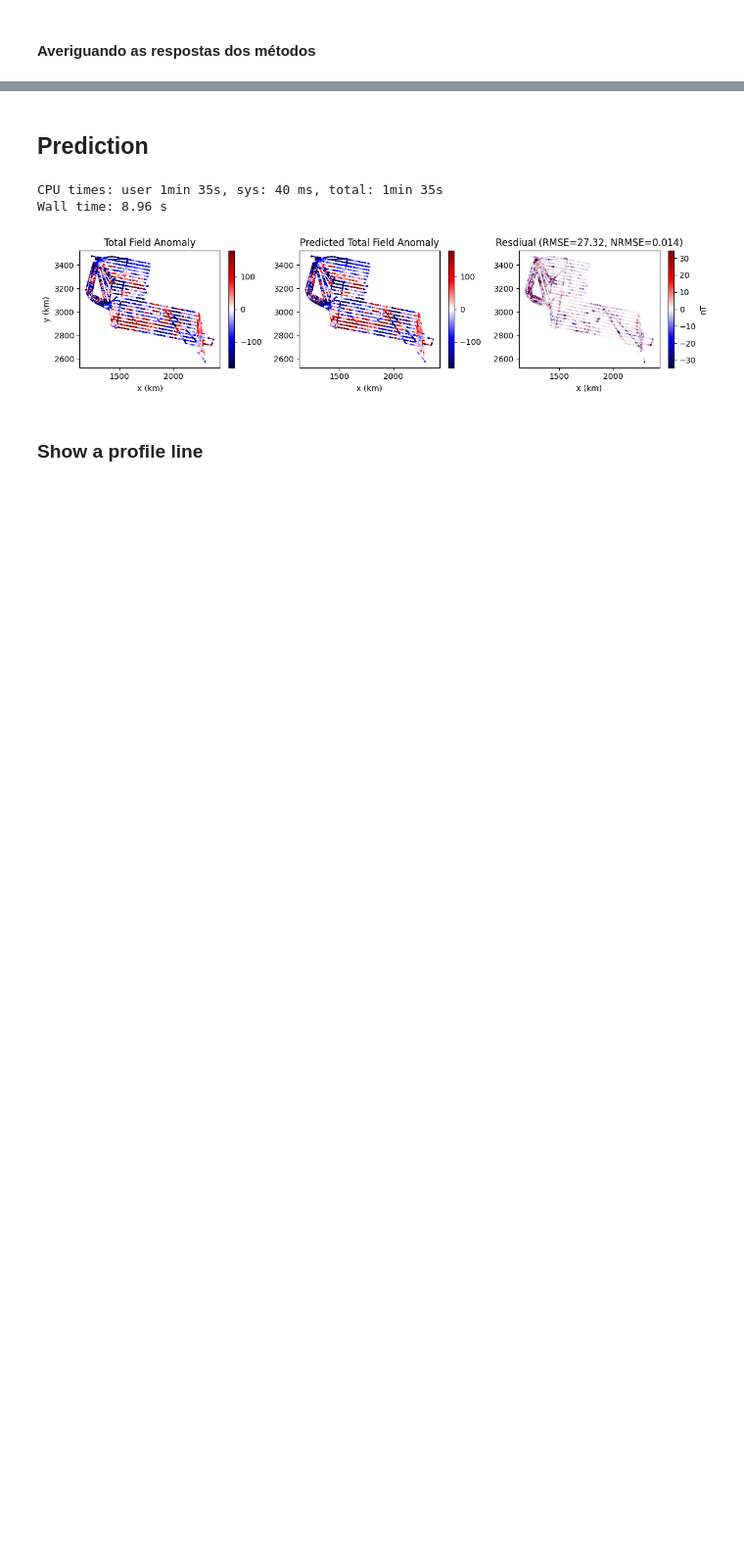
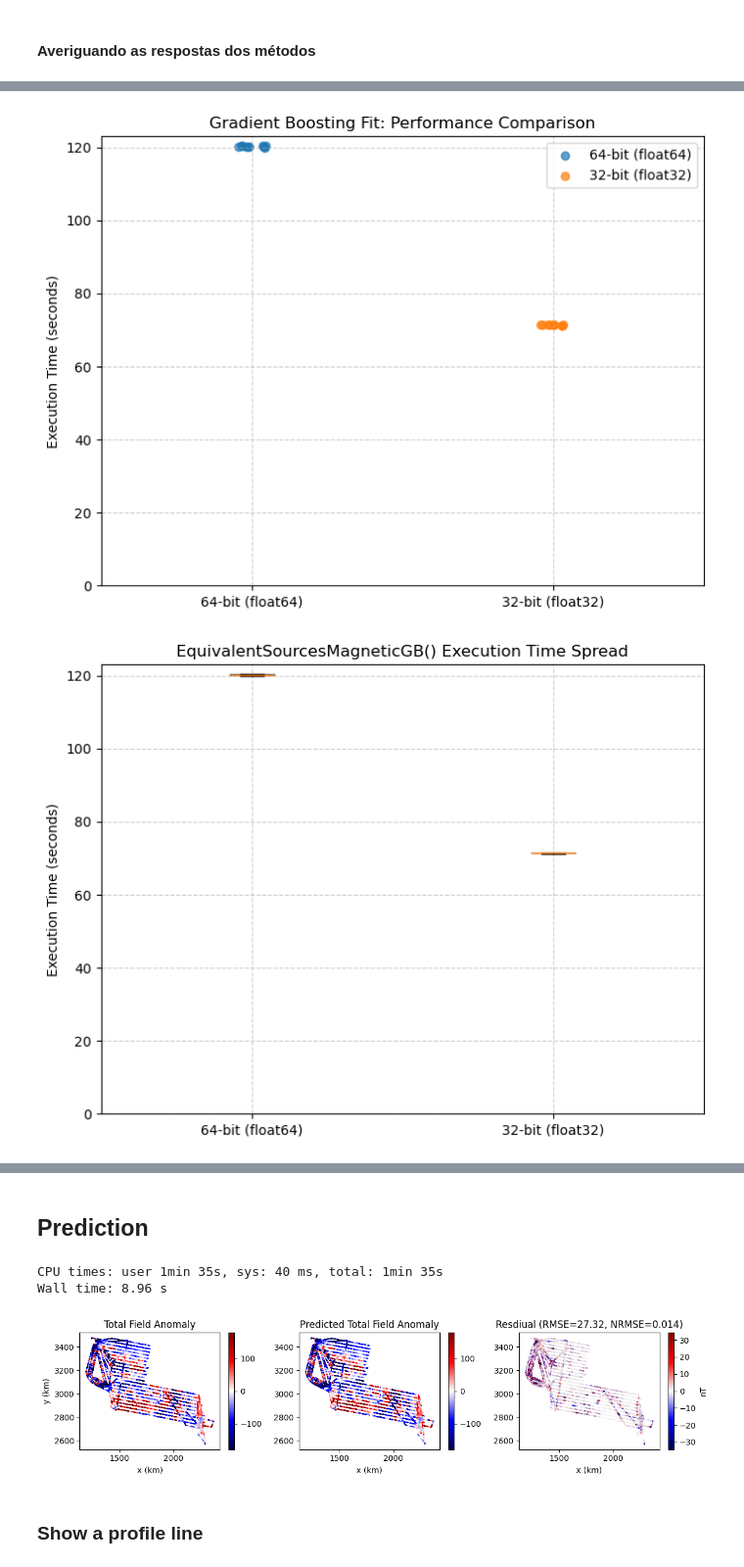
Before and after one commit to BernardoPerS/Fatiando_Modificado, a Jupyter notebook: Testes/icegrav_32.ipynb, the cells around one changed output, grey strips where cells are left out. Shown at 98% size. Cells and saved outputs as stored; diff of their text form; code cells hidden in the pictures; blank space fills up the shorter version.

```diff
--- a/Testes/icegrav_32.ipynb
+++ b/Testes/icegrav_32.ipynb
@@ -518,6 +531,10 @@ Wall time: 2min 35s
 # %%
 %%time
-eqs_shallow = eqs.EquivalentSourcesMagneticGB(
+for i in range(3):
+
+    start_time = time.perf_counter()
+
+    eqs_shallow = eqs.EquivalentSourcesMagneticGB(
     random_state=0,
     block_size=grid_spacing,
     window_size=window_size,
@@ -525,5 +542,11 @@ eqs_shallow = eqs.EquivalentSourcesMagneticGB(
     depth=parameter_sets_shallow[best_shallow]['depth'],
     repeat=2,
 )
-eqs_shallow.fit(coordinates, tfa_residuals, field_direction, dtype="float32")
+
+    eqs_shallow.fit(coordinates, tfa_residuals, field_direction, dtype="float32")
+    end_time = time.perf_counter()
+
+    duracao = end_time - start_time
+
+    print(duracao)
 # %% [output]
@@ -533,3 +659,61 @@ Wall time: 1min 53s
+# %%
+# ==========================================
+# GERAÇÃO DOS GRÁFICOS
+# ==========================================
+tempos_64bit = df_resultados_gb[df_resultados_gb["Versão"] == "64 bits"]["Duração"]
+tempos_32bit = df_resultados_gb[df_resultados_gb["Versão"] == "32 bits"]["Duração"]
+
+# --- GRÁFICO 1: Scatter (Pontos Individuais com Jitter) ---
+fig, ax = plt.subplots(figsize=(8, 6))
+
+x_64 = np.ones(len(tempos_64bit))
+x_32 = np.full(len(tempos_32bit), 2)
+
+jitter_strength = 0.05
+x_64_jitter = x_64 + np.random.uniform(-jitter_strength, jitter_strength, len(x_64))
+x_32_jitter = x_32 + np.random.uniform(-jitter_strength, jitter_strength, len(x_32))
+
+ax.scatter(x_64_jitter, tempos_64bit, alpha=0.7, label="64-bit (float64)")
+ax.scatter(x_32_jitter, tempos_32bit, alpha=0.7, label="32-bit (float32)")
+
+ax.set_xticks([1, 2])
+ax.set_xticklabels(["64-bit (float64)", "32-bit (float32)"])
+ax.set_xlim(0.5, 2.5)
+
+# Forçando o eixo Y a começar do zero
+ax.set_ylim(bottom=0)
+
+ax.set_title('Gradient Boosting Fit: Performance Comparison')
+ax.set_ylabel('Execution Time (seconds)')
+ax.grid(True, linestyle='--', alpha=0.6)
+ax.legend()
+#plt.savefig("benchmark_scatter_gb.png", dpi=300, bbox_inches='tight')
+plt.show()
+
+# --- GRÁFICO 2: Boxplot ---
+fig, ax = plt.subplots(figsize=(8, 6))
+
+# Note que passamos a lista com os dados para gerar os boxes
+bplot = ax.boxplot([tempos_64bit, tempos_32bit], labels=["64-bit (float64)", "32-bit (float32)"], patch_artist=True, showfliers=False)
+
+# Forçando o eixo Y a começar do zero
+ax.set_ylim(bottom=0)
+
+ax.set_title('EquivalentSourcesMagneticGB() Execution Time Spread')
+ax.set_ylabel('Execution Time (seconds)')
+ax.grid(True, linestyle='--', alpha=0.6)
+
+# (Opcional) Dando uma corzinha leve aos boxes para ficar mais elegante pro paper
+cores = ['#1f77b4', '#ff7f0e']
+for patch, color in zip(bplot['boxes'], cores):
+    patch.set_facecolor(color)
+    patch.set_alpha(0.5)
+
+#plt.savefig("benchmark_boxplot_gb.png", dpi=300, bbox_inches='tight')
+plt.show()
+# %% [output]
+[figure, added]
+[figure, added]
 # %%
 tfa_shallow_predicted = eqs.total_field_anomaly(eqs_shallow.predict(coordinates), field_direction)
 error_shallow_predicted = tfa_residuals - tfa_shallow_predicted
```
Also changed, not shown: parts of 12 cells of this notebook.
